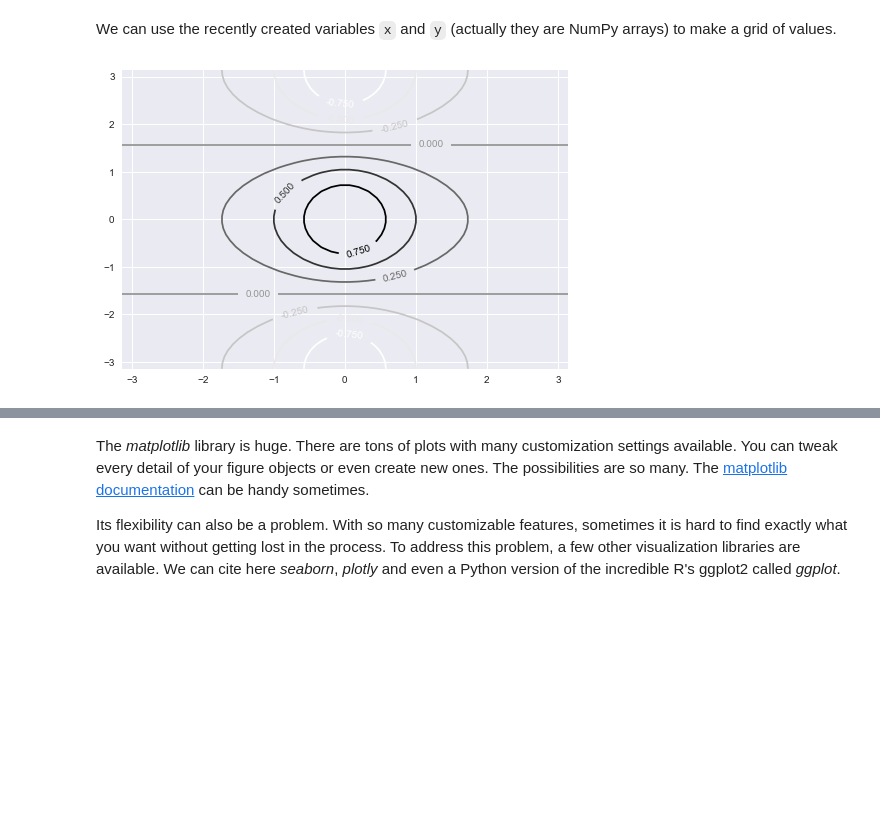
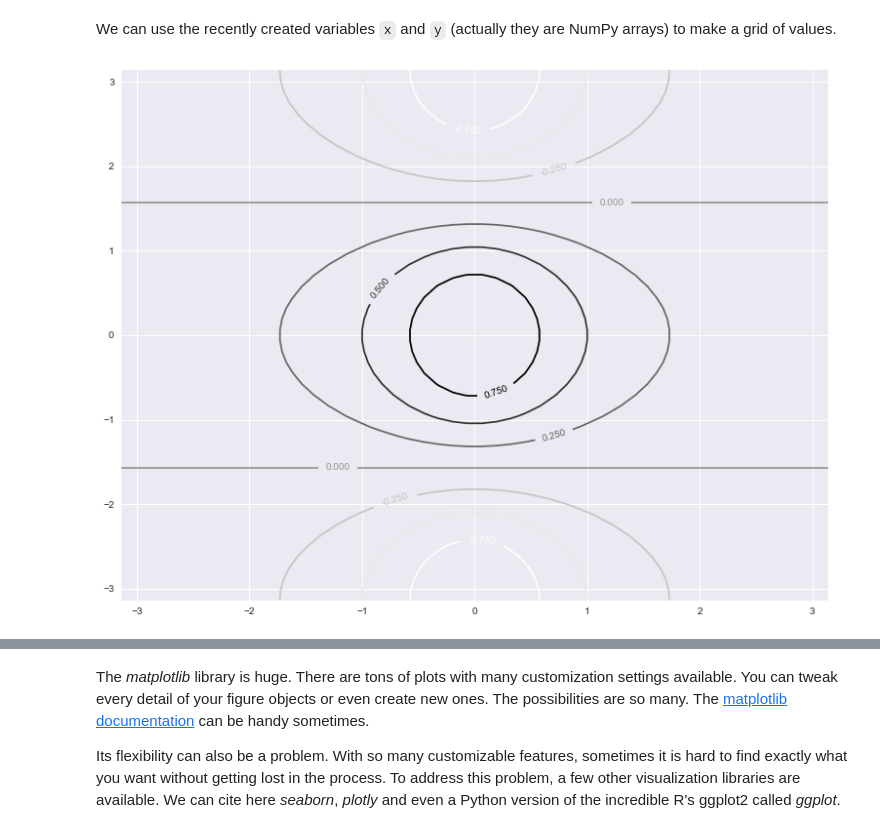
Before and after one commit to ashley-young/ISLP, a Jupyter notebook: labs/lab02.ipynb, the cells around one changed output, grey strips where cells are left out. Drawn from its saved outputs; the diff is of its cells as text; code cells hidden in the pictures; blank space fills up the shorter version.

```diff
--- a/labs/lab02.ipynb
+++ b/labs/lab02.ipynb
@@ -308,9 +312,11 @@ We can use the recently created variables `x` and `y` (actually they are NumPy a
 # %%
 X, Y = np.meshgrid(x, y) # We can create a grid of values.
 Z = np.cos(Y)/(1 + X**2) # That can be used to create 3D plots.
 
+plt.figure(figsize=(13, 10))
+
 contour = plt.contour(X, Y, Z) # plt.contour is the standard way to create simple contour plots.
 plt.clabel(contour, inline=1, fontsize=10);
 # %% [output]
-[figure, old version]
+[figure, new version]
 # %%
```
Also changed, not shown: parts of 10 cells of this notebook.
